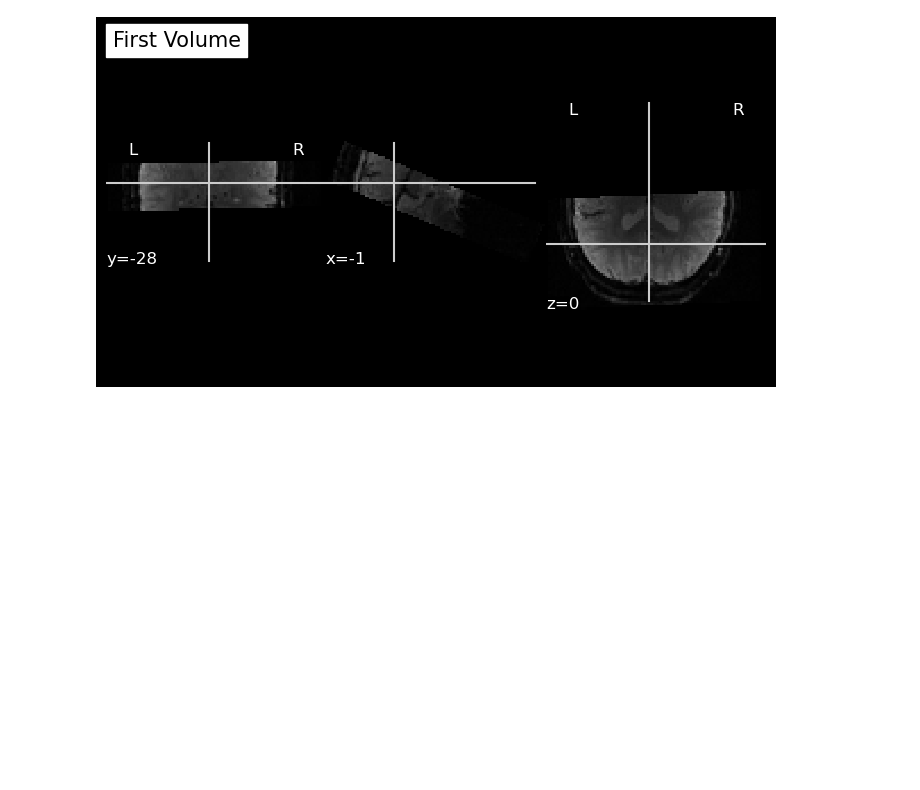
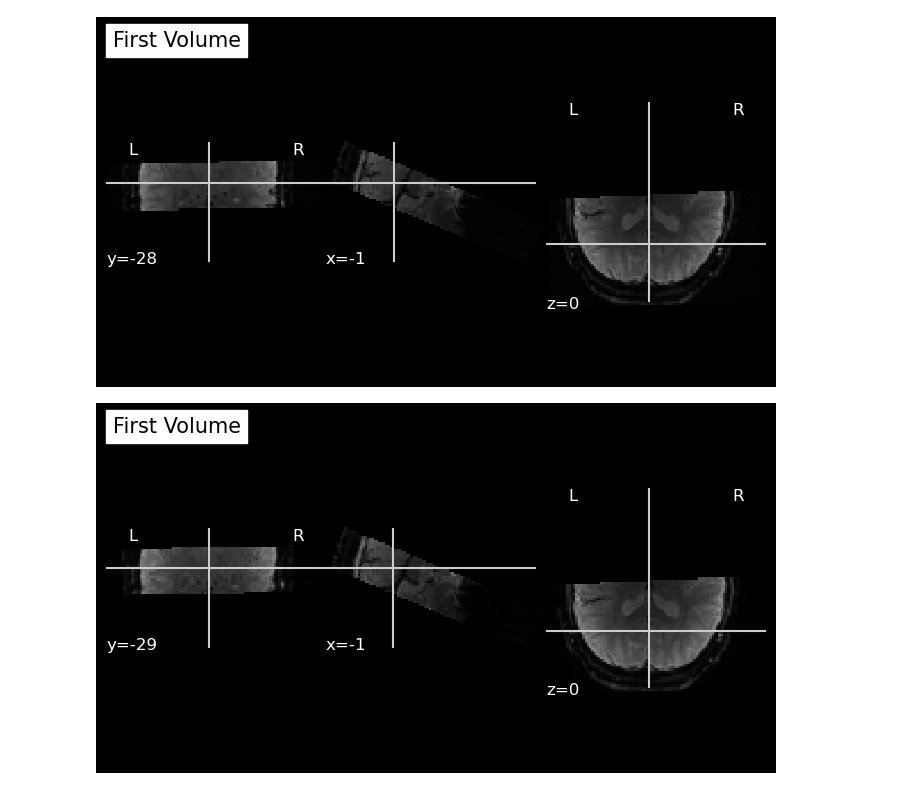
Before and after one commit to ddowe/BMED8803_DL_project, a Jupyter notebook: preprocessing.ipynb, the cells around one changed output. Cells and saved outputs as stored; diff of their text form; code cells hidden in the pictures; blank space fills up the shorter version.

Commit message:
plotting and visualization.

```diff
--- a/preprocessing.ipynb
+++ b/preprocessing.ipynb
@@ -172,3 +172,17 @@ plotting.plot_anat(image_data, title="First Volume")
 plotting.show()
 # %% [output]
 [figure]
+# %%
+import nibabel as nib
+
+# Load the 4D NIFTI image
+nifti_image = nib.load(nifti_path)
+
+# Get the data and extract a specific 3D volume (e.g., the first volume)
+image_data = nifti_image.slicer[:, :, :, 100]  # Extracting the first volume
+
+# Plot the first volume
+plotting.plot_anat(image_data, title="First Volume")
+plotting.show()
+# %% [output]
+[figure, added]
```
Also changed, not shown: parts of 3 cells of this notebook.
